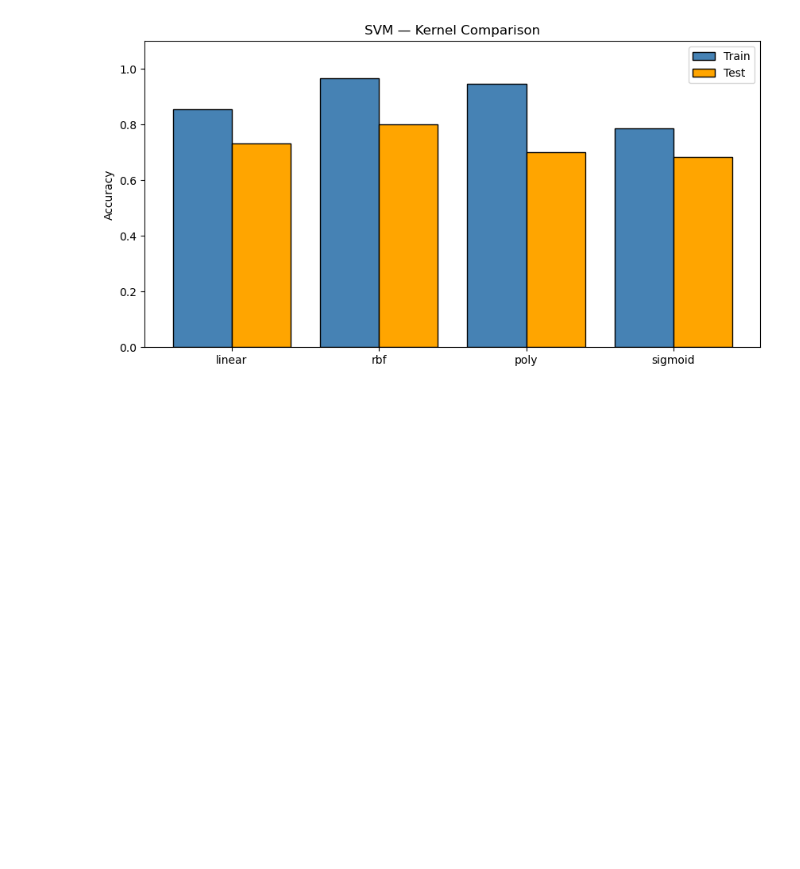
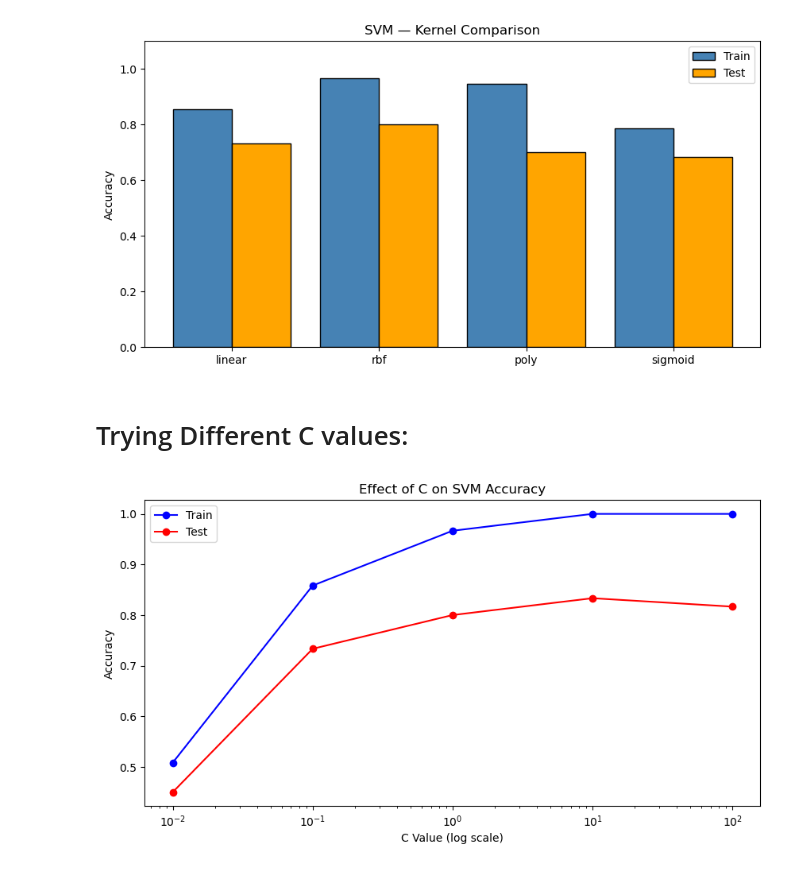
Before and after one commit to ashabakshi/ML_Learning_Clear_basics-, a Jupyter notebook: 07_SVM/07_Svm.ipynb, the cells around one changed output. Drawn from its saved outputs; the diff is of its cells as text; code cells hidden in the pictures; blank space fills up the shorter version.

```diff
--- a/07_SVM/07_Svm.ipynb
+++ b/07_SVM/07_Svm.ipynb
@@ -329,3 +329,34 @@ plt.show()
 2     poly      0.946     0.700       0.246
 3  sigmoid      0.787     0.683       0.104
 [figure]
+# %% [markdown]
+# Trying Different C values:
+# %%
+c_values   = [0.01, 0.1, 1, 10, 100]
+train_accs = []
+test_accs  = []
+
+for c in c_values:
+    svm = SVC(kernel="rbf", C=c,
+              random_state=42)
+    svm.fit(X_train_scaled, y_train)
+    train_accs.append(accuracy_score(y_train,
+                      svm.predict(X_train_scaled)))
+    test_accs.append(accuracy_score(y_test,
+                     svm.predict(X_test_scaled)))
+
+plt.figure(figsize=(10, 5))
+plt.plot(c_values, train_accs,
+         label="Train", color="blue",
+         marker="o")
+plt.plot(c_values, test_accs,
+         label="Test", color="red",
+         marker="o")
+plt.xscale("log")
+plt.xlabel("C Value (log scale)")
+plt.ylabel("Accuracy")
+plt.title("Effect of C on SVM Accuracy")
+plt.legend()
+plt.show()
+# %% [output]
+[figure, added]
```
Also changed, not shown: parts of 2 cells of this notebook.
